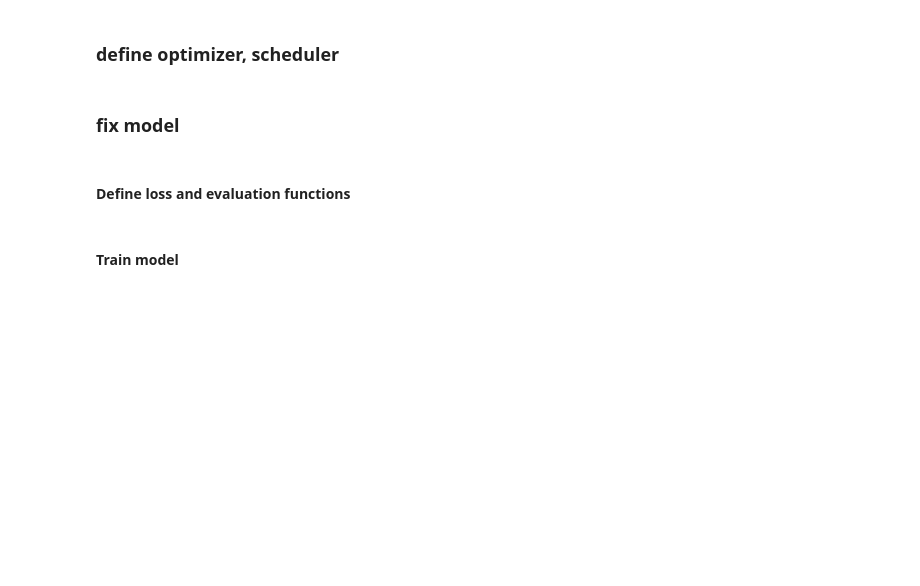
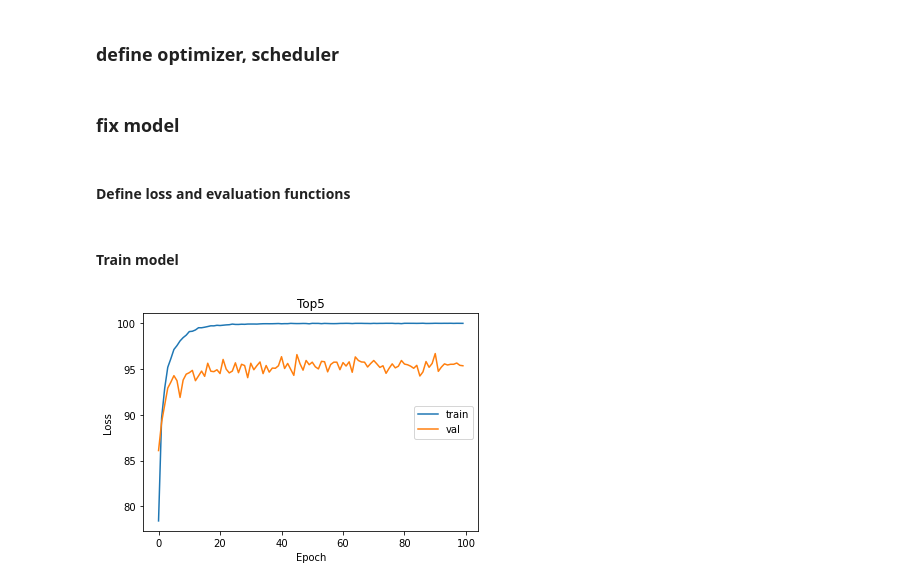
Before and after one commit to a07458666/simsiamfacenet, a Jupyter notebook: facenetV2.ipynb, the cells around one changed output. Saved outputs shown, nothing was run; the diff lists cells and outputs as text; code cells hidden in the pictures; blank space fills up the shorter version.

```diff
--- a/facenetV2.ipynb
+++ b/facenetV2.ipynb
@@ -265,8 +304,8 @@ def pass_epoch(loader, mode = 'Train'):
     loss = 0
     loss_triplet = 0
     loss_cross = 0
-    loss_acc_top1 = 0
-    loss_acc_top5 = 0
+    acc_top1 = 0
+    acc_top5 = 0
 
     for i_batch, image_batch in tqdm(enumerate(loader)):
         x, y = torch.cat(image_batch[0], 0).to(device), torch.cat(image_batch[1], 0).to(device)
@@ -287,9 +326,10 @@ def pass_epoch(loader, mode = 'Train'):
         y_feature = projector(x)
         y_pred = predictor(y_feature)
 
-        loss_batch_triplet = tripletLoss_fn(y_feature, y)
+#         loss_batch_triplet = tripletLoss_fn(y_feature, y)
         loss_batch_cross = crossEntropyLoss_fn(y_pred, y)
-        loss_batch = loss_batch_cross * alpha + loss_batch_triplet * (1. - alpha)
+        loss_batch = loss_batch_cross
+#         loss_batch = loss_batch_cross * alpha + loss_batch_triplet * (1. - alpha)
         loss_batch_acc_top = accuracy(y_pred, y, topk=(1, 5))
 
         if mode == 'Train':
@@ -303,18 +343,23 @@ def pass_epoch(loader, mode = 'Train'):
             predictor_optimizer.step()
 
         loss += loss_batch.detach().cpu()
-        loss_triplet +=  loss_batch_triplet.detach().cpu()
+#         loss_triplet +=  loss_batch_triplet.detach().cpu()
         loss_cross += loss_batch_cross.detach().cpu()
-        loss_acc_top1 += loss_batch_acc_top[0]
-        loss_acc_top5 += loss_batch_acc_top[1]
+        acc_top1 += loss_batch_acc_top[0]
+        acc_top5 += loss_batch_acc_top[1]
 
     loss /= (i_batch + 1)
-    loss_triplet /= (i_batch + 1)
+#     loss_triplet /= (i_batch + 1)
     loss_cross /= (i_batch + 1)
-    loss_acc_top1 /= (i_batch + 1)
-    loss_acc_top5 /= (i_batch + 1)
-
-    return loss, loss_triplet, loss_cross, loss_acc_top1, loss_acc_top5
+    acc_top1 /= (i_batch + 1)
+    acc_top5 /= (i_batch + 1)
+    writer.add_scalar(str("loss/" + mode), loss, epoch)
+#     writer.add_scalar(str("triplet/" + mode), loss_triplet, epoch)
+    writer.add_scalar(str("cross/" + mode), loss_cross, epoch)
+    writer.add_scalar(str("top1/" + mode), acc_top1, epoch)
+    writer.add_scalar(str("top5/" + mode), acc_top5, epoch)
+    return loss, loss_triplet, loss_cross, acc_top1, acc_top5
+#     return loss, loss_triplet, loss_cross, acc_top1, acc_top5
 # %%
 from matplotlib import pyplot as plt
 from IPython.display import clear_output
@@ -332,39 +383,40 @@ val_loss_cross_history = []
 val_acc_top1_history = []
 val_acc_top5_history = []
 # %%
-for epoch in range(100, 500):
+for epoch in range(epochs):
     print('\nEpoch {}/{}'.format(epoch + 1, epochs))
     print('-' * 10)
     train_loss, train_loss_triplet, train_loss_cross, train_acc_top1, train_acc_top5 = pass_epoch(train_loader, 'Train')
-    val_loss, val_loss_triplet, val_loss_cross, val_acc_top1, val_acc_top5 = pass_epoch(val_loader, 'Eval')
+    with torch.no_grad():
+        val_loss, val_loss_triplet, val_loss_cross, val_acc_top1, val_acc_top5 = pass_epoch(val_loader, 'Eval')
 
     train_loss_history.append(train_loss)
     train_loss_triplet_history.append(train_loss_triplet)
     train_loss_cross_history.append(train_loss_cross)
     train_acc_top1_history.append(train_acc_top1)
     train_acc_top5_history.append(train_acc_top5)
 
 
     val_loss_history.append(val_loss)
     val_loss_triplet_history.append(val_loss_triplet)
     val_loss_cross_history.append(val_loss_cross)
     val_acc_top1_history.append(val_acc_top1)
     val_acc_top5_history.append(val_acc_top5)
 
     update_loss_hist(train_loss_history, val_loss_history, 'Loss')
     update_loss_hist(train_loss_triplet_history, val_loss_triplet_history, 'Triplet')
     update_loss_hist(train_loss_cross_history, val_loss_cross_history, 'Corss')
     update_loss_hist(train_acc_top1_history, val_acc_top1_history, 'Top1')
     update_loss_hist(train_acc_top5_history, val_acc_top5_history, 'Top5')
 
     save_checkpoint({
         'epoch': epoch + 1,
-        'arch': 'facenet VICReg',
-        'simsiam': simsiamPath,
-        'learning_rate': learning_rate,
-        'loss': 'triplet + CrossEntropyLoss',
-        'alpha': alpha,
         'state_dict': nn.Sequential(backbone, projector).state_dict(),
     }, is_best=False, filename='./{}/checkpoint_{:04d}.pth.tar'.format(output_foloder, epoch + 1))
-torch.save(nn.Sequential(backbone, projector), './{}/checkpoint_500.pth.tar'.format(output_foloder))
+torch.save(nn.Sequential(backbone, projector), './{}/checkpoint.pth.tar'.format(output_foloder))
+torch.save(backbone, './{}/checkpoint_backbone.pth.tar'.format(output_foloder))
 torch.cuda.empty_cache()
+writer.flush()
+writer.close()
+# %% [output]
+[figure, added]
```
Also changed, not shown: parts of 8 cells of this notebook, 4 other files.
